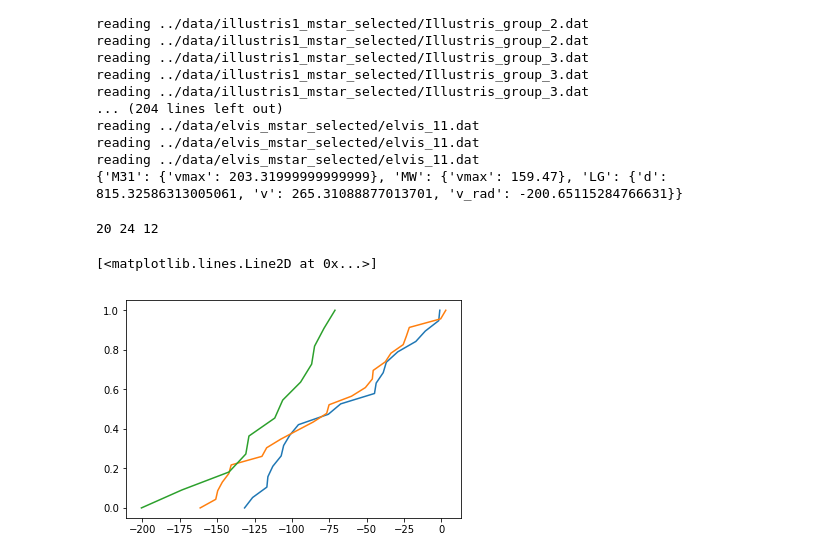
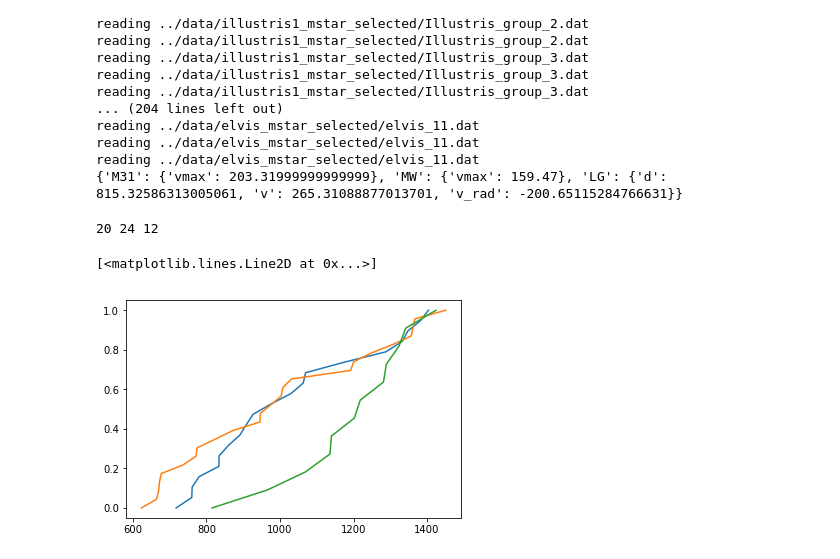
Before and after one commit to astroandes/SatelliteShapeLG, a Jupyter notebook: code/plot_physical.ipynb, the cells around one changed output. Drawn from its saved outputs; the diff is of its cells as text; code cells hidden in the pictures.

```diff
--- a/code/plot_physical.ipynb
+++ b/code/plot_physical.ipynb
@@ -322,34 +322,34 @@ n_illudm = len(illudm)
 n_elvis = len(elvis)
 print(n_illu, n_illudm, n_elvis)
 obj = 'LG'
-field = 'v_rad'
+field = 'd'
 
 field_illu = np.ones(n_illu)
 i = 0
 for k in illu.keys():
     field_illu[i] = illu[k][obj][field]
     i = i+1
 
 field_illudm = np.ones(n_illudm)
 i = 0
 for k in illudm.keys():
     field_illudm[i] = illudm[k][obj][field]
     i = i+1
 
 field_elvis = np.ones(n_elvis)
 i = 0
 for k in elvis.keys():
     field_elvis[i] = elvis[k][obj][field]
     i = i+1
 
 field_illu.sort()
 field_illudm.sort()
 field_elvis.sort()
 print()
 plt.plot(field_illu, np.linspace(0,1,n_illu))
 plt.plot(field_illudm, np.linspace(0,1,n_illudm))
 plt.plot(field_elvis, np.linspace(0,1,n_elvis))
 # %% [output]
 20 24 12
 [<matplotlib.lines.Line2D at 0x...>]
-[figure, old version]
+[figure, new version]
```
